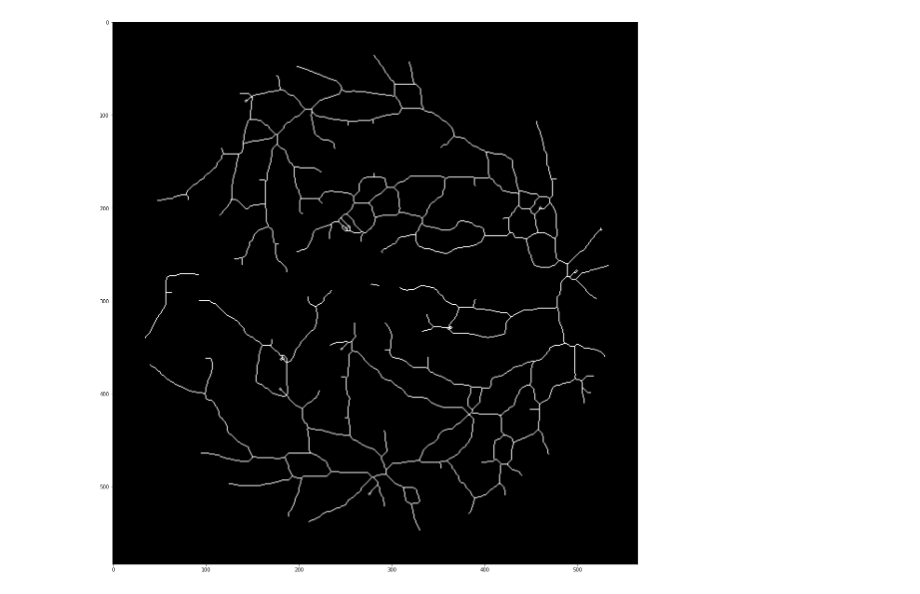
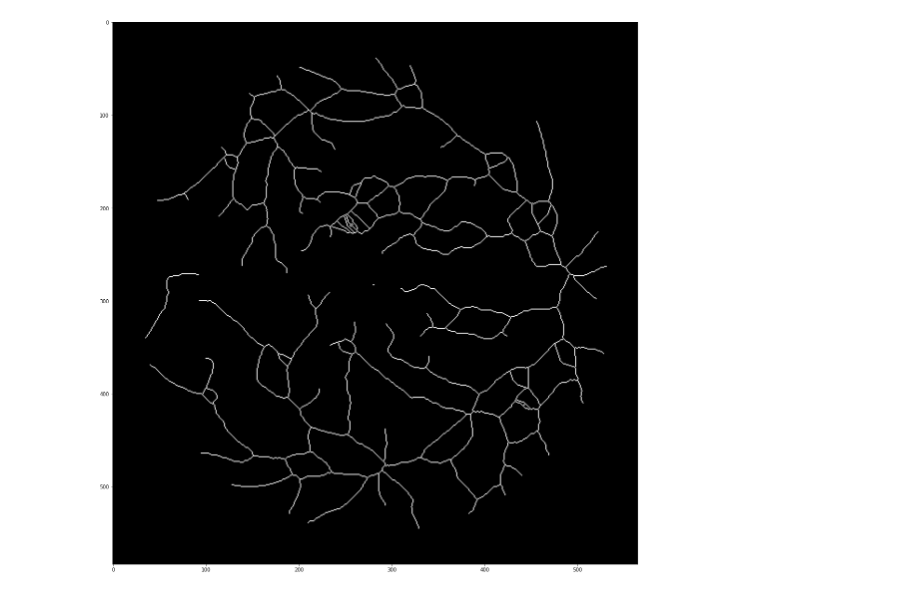
Before and after one commit to fadhelmurphy/Retina-research, a Jupyter notebook: filling-gap.ipynb, the cells around one changed output. Saved outputs shown, nothing was run; the diff lists cells and outputs as text; code cells hidden in the pictures.

```diff
--- a/filling-gap.ipynb
+++ b/filling-gap.ipynb
@@ -1,25 +1,29 @@
 # %%
-from skimage import io, morphology, img_as_bool, segmentation
+from skimage import io, img_as_bool, segmentation
+from skimage.morphology import skeletonize, binary_closing
 from scipy import ndimage as ndi
 import matplotlib.pyplot as plt
+import cv2
 
-image = cv2.imread('image/skeleton/24_bloodvessel.png')
-gray = cv2.cvtColor(image, cv2.COLOR_BGR2GRAY)
+# image = cv2.imread('image/skeleton/24_bloodvessel.png')
+image = io.imread('image/lastresult/24_bloodvessel.png')
+# gray = cv2.cvtColor(image, cv2.COLOR_BGR2GRAY)
 
 image = img_as_bool(image)
 out = ndi.distance_transform_edt(~image)
 out = out < 0.05 * out.max()
-out = morphology.skeletonize(out)
-out = morphology.binary_dilation(out, morphology.selem.disk(0.6))
-out = segmentation.clear_border(out)
+out = skeletonize(out)
+out = cv2.cvtColor(out, cv2.COLOR_BGR2GRAY)
+# out = morphology.binary_dilation(out, morphology.selem.disk(0.25))
+# out = segmentation.clear_border(out)
 # out = out | image
 
 plt.figure(figsize=(20,20))
 plt.imshow(out, cmap='gray')
-plt.imsave('image/filled/24_bloodvessel.png', out, cmap='gray')
-# plt.show()
+# plt.imsave('image/filled/24_bloodvessel.png', out, cmap='gray')
+plt.show()
 # %% [output]
-[figure, old version]
+[figure, new version]
 # %%
 import cv2
 import numpy as np
```
Also changed, not shown: 47 other files.
